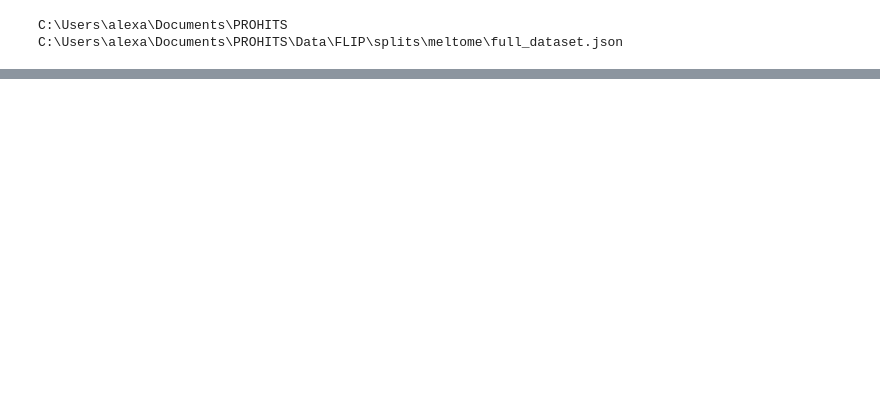
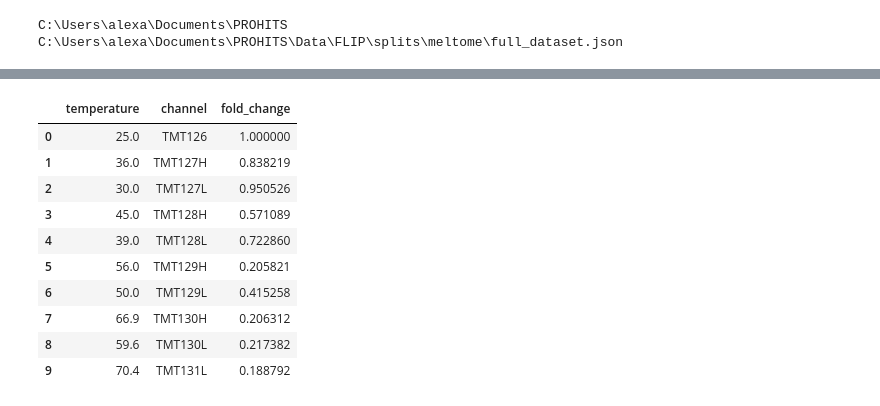
Before and after one commit to D3m0st3n/TPPCurveFitCLI, a Jupyter notebook: test.ipynb, the cells around one changed output, grey strips where cells are left out. Cells and saved outputs as stored; diff of their text form; code cells hidden in the pictures; blank space fills up the shorter version.

```diff
--- a/test.ipynb
+++ b/test.ipynb
@@ -106,3 +55,19 @@ flip_meltome.loc[s[1]]
+# %%
+test_data = pd.DataFrame(data_handler.data.iloc[0].meltingBehaviour)
+# %%
+test_data
+# %% [output]
+|  | temperature | channel | fold_change |
+| 0 | 25.0 | TMT126 | 1.000000 |
+| 1 | 36.0 | TMT127H | 0.838219 |
+| 2 | 30.0 | TMT127L | 0.950526 |
+| 3 | 45.0 | TMT128H | 0.571089 |
+| 4 | 39.0 | TMT128L | 0.722860 |
+| 5 | 56.0 | TMT129H | 0.205821 |
+| 6 | 50.0 | TMT129L | 0.415258 |
+| 7 | 66.9 | TMT130H | 0.206312 |
+| 8 | 59.6 | TMT130L | 0.217382 |
+| 9 | 70.4 | TMT131L | 0.188792 |
 # %%
 t = SigmoidFitter()
 print(t.get_statistics())
```
Also changed, not shown: parts of 22 cells of this notebook, 2 other files.
